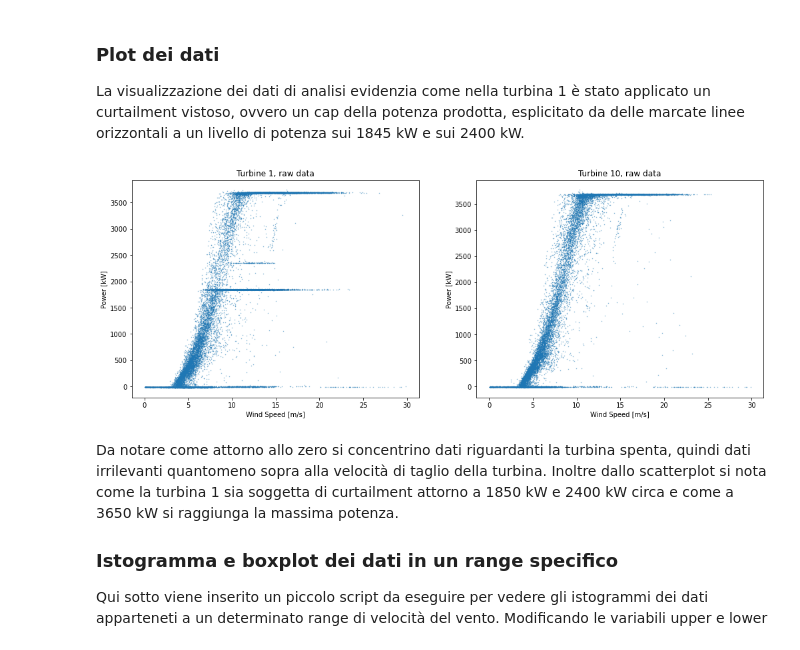
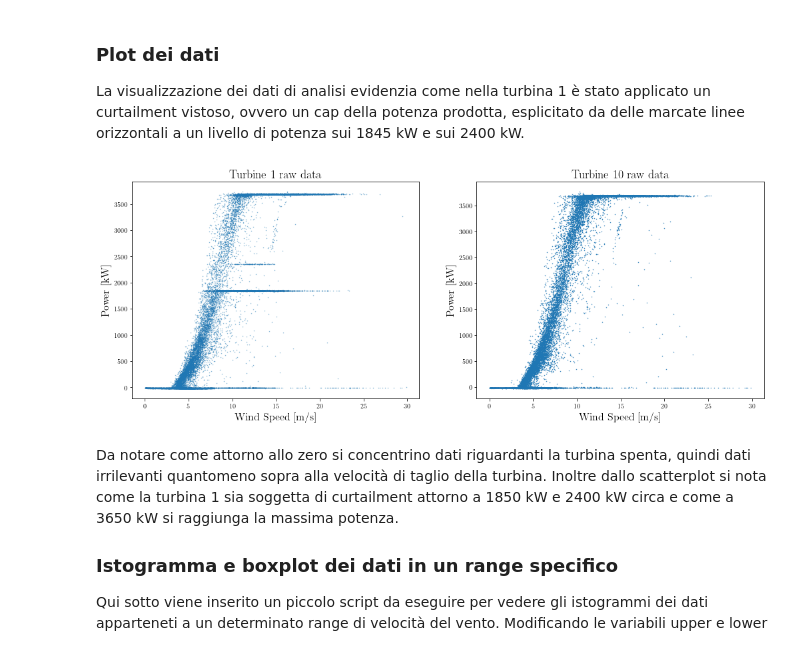
Before and after one commit to EdoardoVacchini01/WindTurbines, a Jupyter notebook: python/PuliziaDati.ipynb, the cells around one changed output. Drawn from its saved outputs; the diff is of its cells as text; code cells hidden in the pictures.

```diff
--- a/python/PuliziaDati.ipynb
+++ b/python/PuliziaDati.ipynb
@@ -28,0 +32,13 @@ turbine10 = pandas.DataFrame({'timestamp':dataset.TimeStamp, 'windspeed':dataset
+# %%
+wind1_histogram = turbine1.windspeed
+wind10_histogram = turbine10.windspeed
+
+plt.rc('text', usetex=True)
+plt.rc('font', family='serif')
+
+fig, ax = plt.subplots(nrows = 1, ncols = 2, figsize = (17,6))
+ax[0].hist(wind1_histogram, bins = int(math.sqrt(len(wind1_histogram))))
+ax[0].set_title(r"Turbine 1 wind speed distribution")
+ax[1].hist(wind10_histogram, bins = int(math.sqrt(len(wind10_histogram))))
+ax[1].set_title("Turbine 10, wind speed distribution")
+plt.show()
@@ -33,19 +51,21 @@ La visualizzazione dei dati di analisi evidenzia come nella turbina 1 è stato a
 # %%
 fig, ax = plt.subplots(nrows = 1, ncols = 2, figsize = (17,6))
 
 ax[0].scatter(turbine1.windspeed, turbine1.power, s = 0.2, alpha = 0.6)
-ax[0].set_xlabel('Wind Speed [m/s]')
-ax[0].set_ylabel('Power [kW]')
-ax[0].set_title('Turbine 1, raw data')
+ax[0].set_xlabel('Wind Speed [m/s]', fontsize=16)
+ax[0].set_ylabel('Power [kW]', fontsize=16)
+ax[0].set_title('Turbine 1 raw data', fontsize=18)
 
-ax[1].scatter(turbine10.windspeed, turbine10.power, s = 0.2, alpha = 0.6)
-ax[1].set_xlabel('Wind Speed [m/s]')
-ax[1].set_ylabel('Power [kW]')
-ax[1].set_title('Turbine 10, raw data')
+ax[1].scatter(turbine10.windspeed, turbine10.power, s = 0.2, alpha = 1)
+ax[1].set_xlabel('Wind Speed [m/s]', fontsize=16)
+ax[1].set_ylabel('Power [kW]', fontsize=16)
+ax[1].set_title('Turbine 10 raw data', fontsize=18)
 
 plt.show()
+
+fig.savefig('rawdata.png', bbox_inches='tight')
 # %% [output]
-[figure, old version]
+[figure, new version]
 # %% [markdown]
 Da notare come attorno allo zero si concentrino dati riguardanti la turbina spenta, quindi dati irrilevanti quantomeno sopra alla velocità di taglio della turbina. Inoltre dallo scatterplot si nota come la turbina 1 sia soggetta di curtailment attorno a 1850 kW e 2400 kW circa e come a 3650 kW si raggiunga la massima potenza.
 
```
Also changed, not shown: parts of 9 cells of this notebook, 6 other files.
